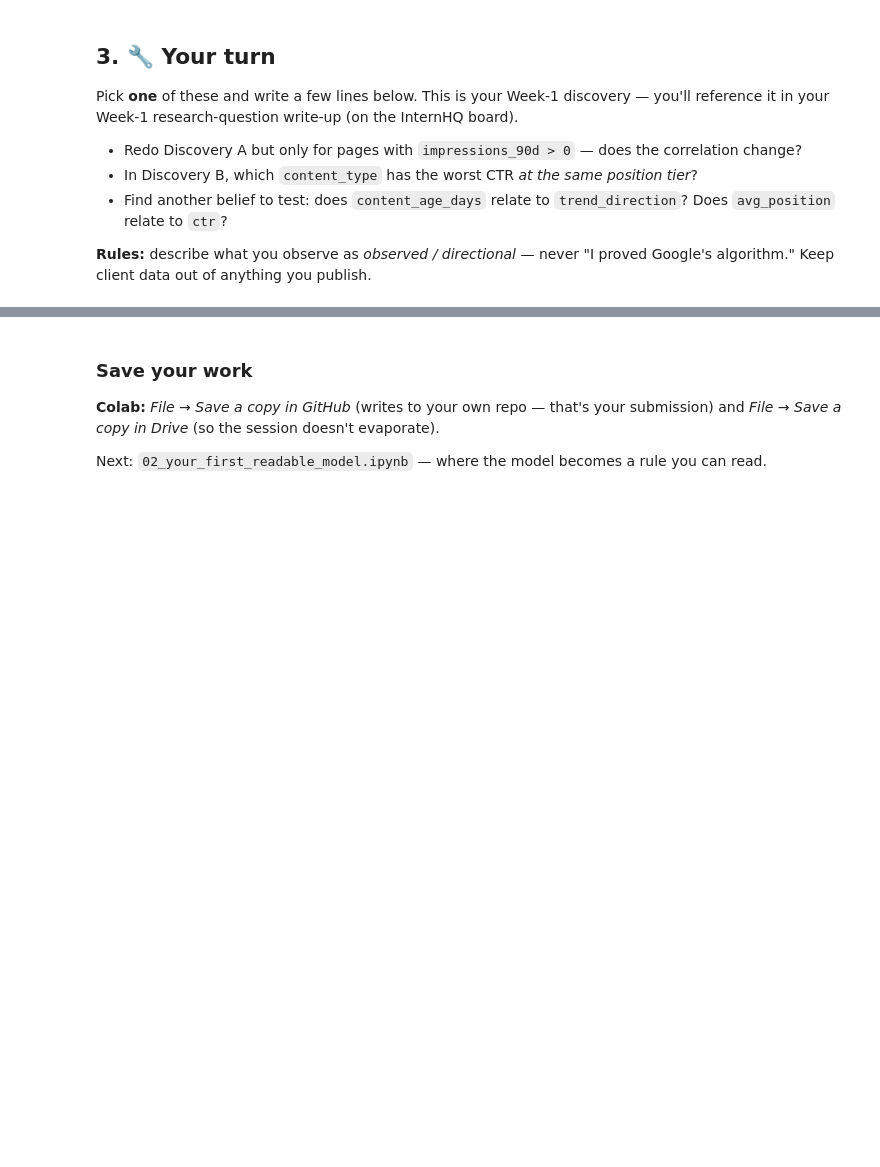
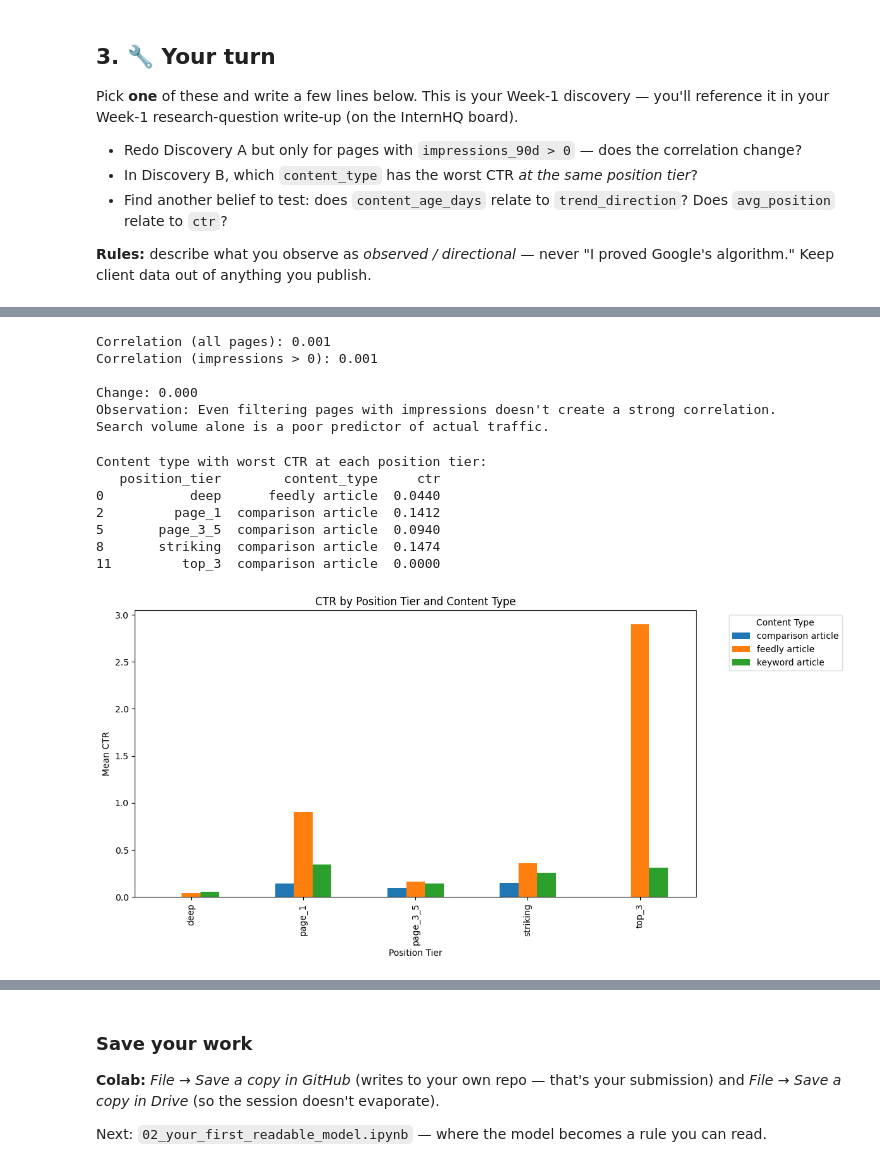
Before and after one commit to muhammadzaheer3344/flyrankAi_ml_internship, a Jupyter notebook: notebooks/01_first_look_and_discovery.ipynb, the cells around one changed output, grey strips where cells are left out. Cells and saved outputs as stored; diff of their text form; code cells hidden in the pictures; blank space fills up the shorter version.

```diff
--- a/notebooks/01_first_look_and_discovery.ipynb
+++ b/notebooks/01_first_look_and_discovery.ipynb
@@ -101,0 +156,13 @@ Pick **one** of these and write a few lines below. This is your Week-1 discovery
+# %%
+# 1
+import pandas as pd
+import numpy as np
+import matplotlib.pyplot as plt
+import seaborn as sns
+
+# Load the data
+df = pd.read_csv("data/raw/content_refresh_anonymized.csv")
+print(f"Dataset shape: {df.shape}")
+print(f"Columns: {df.columns.tolist()}")
+print("\nFirst 3 rows:")
+df.head(3)
@@ -101,0 +179,49 @@ Pick **one** of these and write a few lines below. This is your Week-1 discovery
+# %%
+# Original Discovery A - all pages
+corr_all = df["search_volume"].corr(df["impressions_90d"])
+print(f"Correlation (all pages): {corr_all:.3f}")
+
+# Redo with impressions > 0
+df_with_impressions = df[df["impressions_90d"] > 0]
+corr_filtered = df_with_impressions["search_volume"].corr(df_with_impressions["impressions_90d"])
+print(f"Correlation (impressions > 0): {corr_filtered:.3f}")
+
+print(f"\nChange: {corr_filtered - corr_all:.3f}")
+print("Observation: Even filtering pages with impressions doesn't create a strong correlation.")
+print("Search volume alone is a poor predictor of actual traffic.")
+# %% [output]
+Correlation (all pages): 0.001
+Correlation (impressions > 0): 0.001
+
+Change: 0.000
+Observation: Even filtering pages with impressions doesn't create a strong correlation.
+Search volume alone is a poor predictor of actual traffic.
+# %%
+# Find which content_type has worst CTR at same position tier
+visible = df[df["impressions_90d"] >= 100]
+
+# Group by position_tier and content_type
+ctr_by_group = visible.groupby(["position_tier", "content_type"])["ctr"].mean().reset_index()
+
+# For each position tier, find the content_type with lowest CTR
+worst_ctr = ctr_by_group.loc[ctr_by_group.groupby("position_tier")["ctr"].idxmin()]
+print("Content type with worst CTR at each position tier:")
+print(worst_ctr[["position_tier", "content_type", "ctr"]].round(4).to_string())
+
+# Visual comparison
+pivot_ctr = visible.pivot_table(index="position_tier", columns="content_type", values="ctr", aggfunc="mean")
+pivot_ctr.plot(kind="bar", figsize=(12, 6), title="CTR by Position Tier and Content Type")
+plt.ylabel("Mean CTR")
+plt.xlabel("Position Tier")
+plt.legend(title="Content Type", bbox_to_anchor=(1.05, 1))
+plt.tight_layout()
+plt.show()
+# %% [output]
+Content type with worst CTR at each position tier:
+   position_tier        content_type     ctr
+0           deep      feedly article  0.0440
+2         page_1  comparison article  0.1412
+5       page_3_5  comparison article  0.0940
+8       striking  comparison article  0.1474
+11         top_3  comparison article  0.0000
+[figure, added]
```
Also changed, not shown: parts of 15 cells of this notebook.
